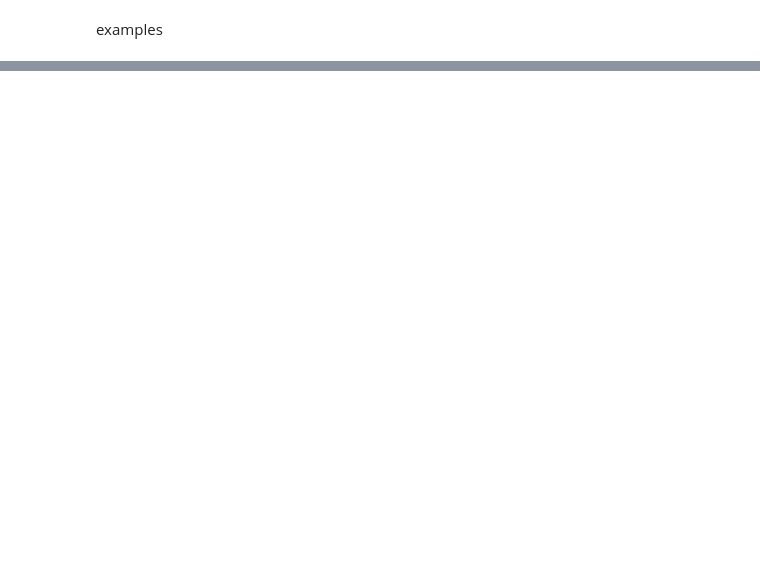
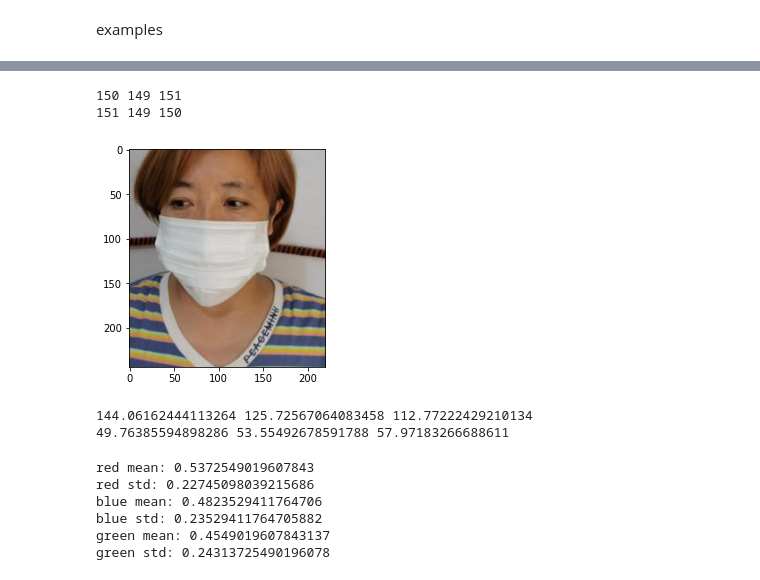
Before and after one commit to boostcampaitech4cv2/level1_imageclassification_cv-leve1-cv-17, a Jupyter notebook: data_processing/faceRect.ipynb, the cells around one changed output, grey strips where cells are left out. Saved outputs shown, nothing was run; the diff lists cells and outputs as text; code cells hidden in the pictures; blank space fills up the shorter version.

```diff
--- a/data_processing/faceRect.ipynb
+++ b/data_processing/faceRect.ipynb
@@ -115,3 +155,6 @@ num of images: 17816 17816
 no image path detected: 865 -> *.png, *.jpeg
 no face detected: 219
 '''
+# %%
+data_df = pd.read_csv('/opt/ml/project/Dataset/data_df.csv')
+data_df.head()
@@ -117,0 +168,20 @@ no face detected: 219
+# %%
+image = cv2.imread(data_df['image_path'][0])
+image = image[145:145+244, 76:76+220]
+print(image[20][0][0], image[20][0][1], image[20][0][2]) # B, G, R
+image = cv2.cvtColor(image, cv2.COLOR_BGR2RGB)
+print(image[20][0][0], image[20][0][1], image[20][0][2]) # R, G, B
+plt.imshow(image)
+plt.show()
+# %% [output]
+150 149 151
+151 149 150
+[figure, added]
+# %%
+# mean of (B, G, R)? (R, G, B)? -> (R, G, B)!
+print(np.mean(image[:, :, 0]), np.mean(image[:, :, 1]), np.mean(image[:, :, 2]))
+# std of (B, G, R)? (R, G, B)? -> (R, G, B)!
+print(np.std(image[:, :, 0]), np.std(image[:, :, 1]), np.std(image[:, :, 2]))
+# %% [output]
+144.06162444113264 125.72567064083458 112.77222429210134
+49.76385594898286 53.55492678591788 57.97183266688611
@@ -117,0 +209,14 @@ no face detected: 219
+# %%
+print(f'red mean: {round(sum(reds_mean) / len(reds_mean)) / 255.}')
+print(f'red std: {round(sum(reds_std) / len(reds_std)) / 255.}')
+print(f'blue mean: {round(sum(blues_mean) / len(blues_mean)) / 255.}')
+print(f'blue std: {round(sum(blues_std) / len(blues_std)) / 255.}')
+print(f'green mean: {round(sum(greens_mean) / len(greens_mean)) / 255.}')
+print(f'green std: {round(sum(greens_std) / len(greens_std)) / 255.}')
+# %% [output]
+red mean: 0.5372549019607843
+red std: 0.22745098039215686
+blue mean: 0.4823529411764706
+blue std: 0.23529411764705882
+green mean: 0.4549019607843137
+green std: 0.24313725490196078
```
Also changed, not shown: parts of 6 cells of this notebook, 22 other files.
